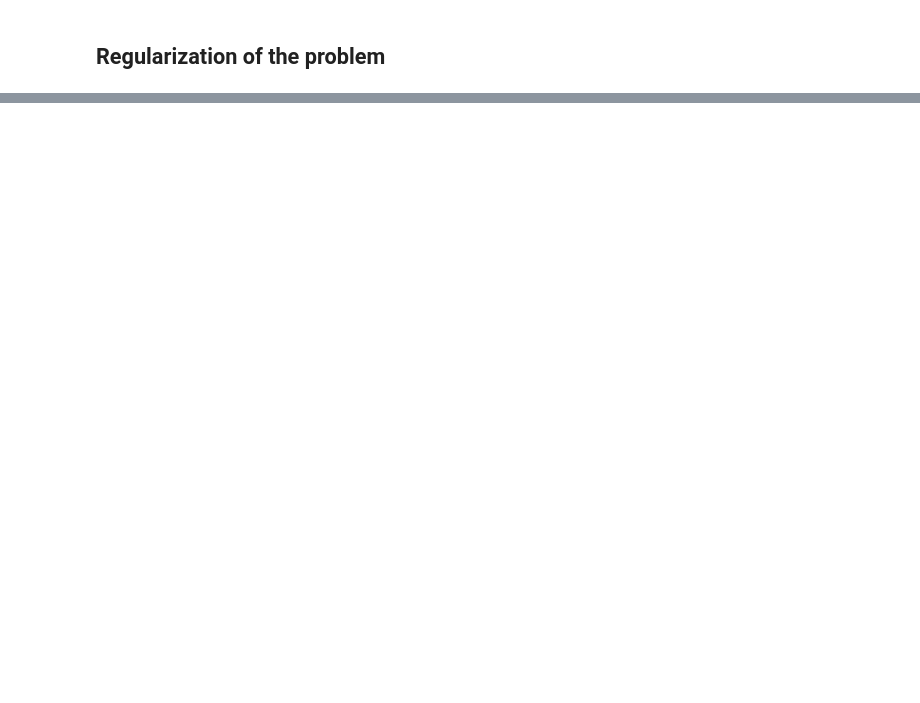
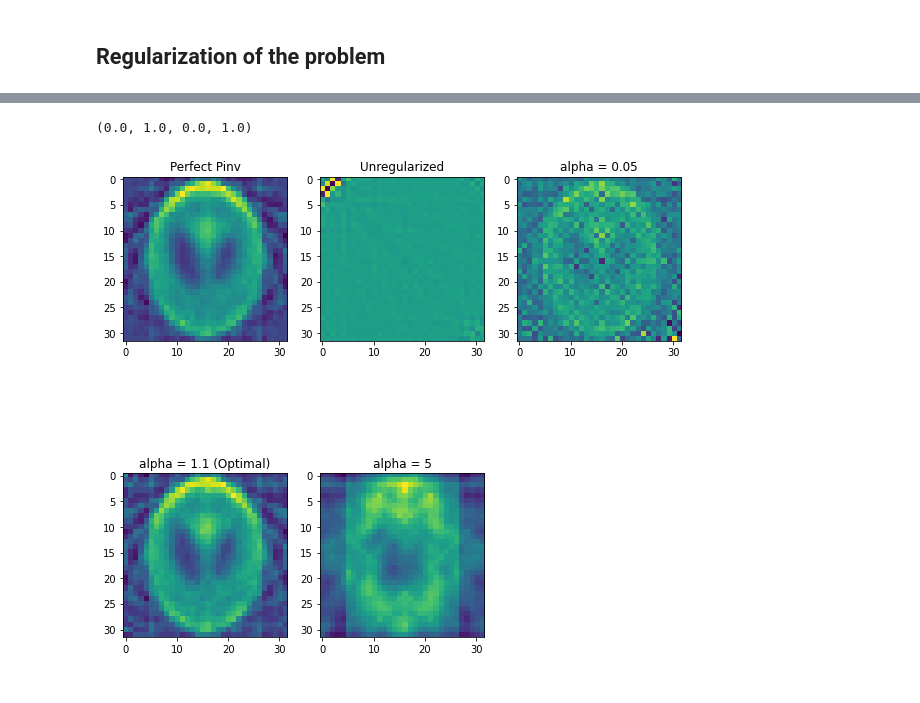
Before and after one commit to masa512/ece558, a Jupyter notebook: assignment5.ipynb, the cells around one changed output, grey strips where cells are left out. Cells and saved outputs as stored; diff of their text form; code cells hidden in the pictures; blank space fills up the shorter version.

```diff
--- a/assignment5.ipynb
+++ b/assignment5.ipynb
@@ -295,0 +359,37 @@ Condition Number for Complete Data= 3017.545291147096
+# %%
+# Case 2 : Sparse Data
+f,axes = plt.subplots(2,3,figsize=(10,10))
+axes = np.ravel(axes)
+
+axes[0].imshow(X2_pseudo)
+axes[0].set_title('Perfect Pinv')
+
+X_unreg = (np.linalg.pinv(T_SD)@y2_noisy).reshape(N,N)
+axes[1].imshow(X_unreg)
+axes[1].set_title('Unregularized')
+
+# Low
+alpha = 0.05
+T_SD_reg = TSVD(T_SD,alpha)
+X_reg = (np.linalg.pinv(T_SD_reg)@y2_noisy).reshape(N,N)
+axes[2].imshow(X_reg)
+axes[2].set_title(f'alpha = {alpha}')
+
+# Optimal
+alpha = 1.1
+T_SD_reg = TSVD(T_SD,alpha)
+X_reg = (np.linalg.pinv(T_SD_reg)@y2_noisy).reshape(N,N)
+axes[3].imshow(X_reg)
+axes[3].set_title(f'alpha = {alpha} (Optimal)')
+
+# Too high
+alpha = 5
+T_SD_reg = TSVD(T_SD,alpha)
+X_reg = (np.linalg.pinv(T_SD_reg)@y2_noisy).reshape(N,N)
+axes[4].imshow(X_reg)
+axes[4].set_title(f'alpha = {alpha}')
+
+plt.axis('off')
+# %% [output]
+(0.0, 1.0, 0.0, 1.0)
+[figure, added]
```
Also changed, not shown: parts of 12 cells of this notebook.
